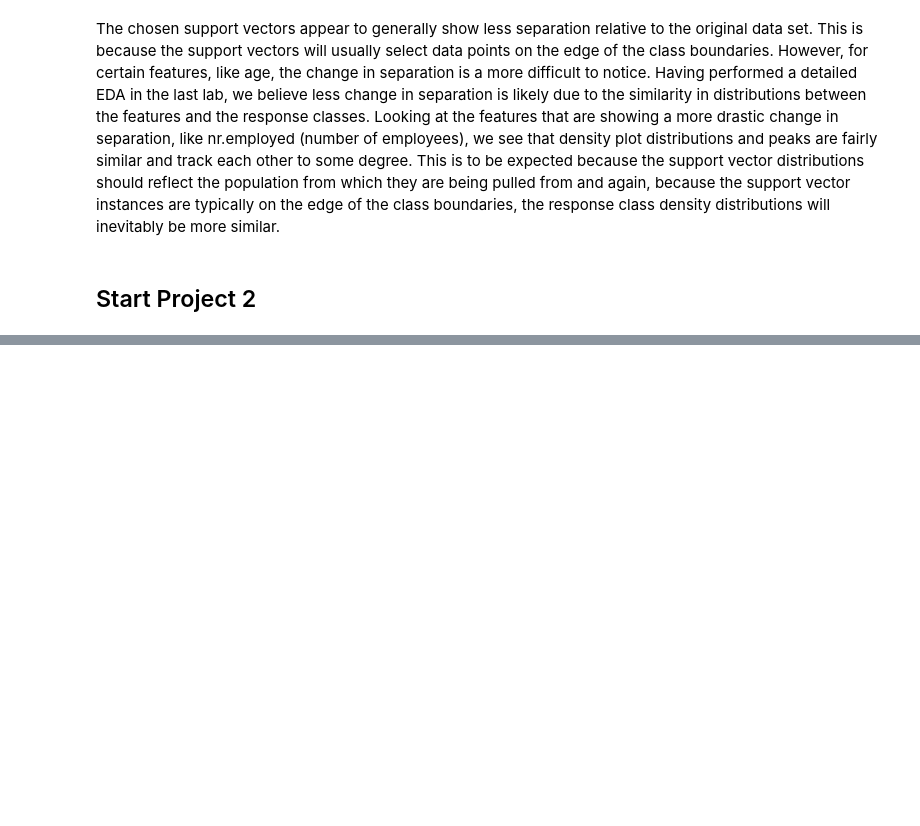
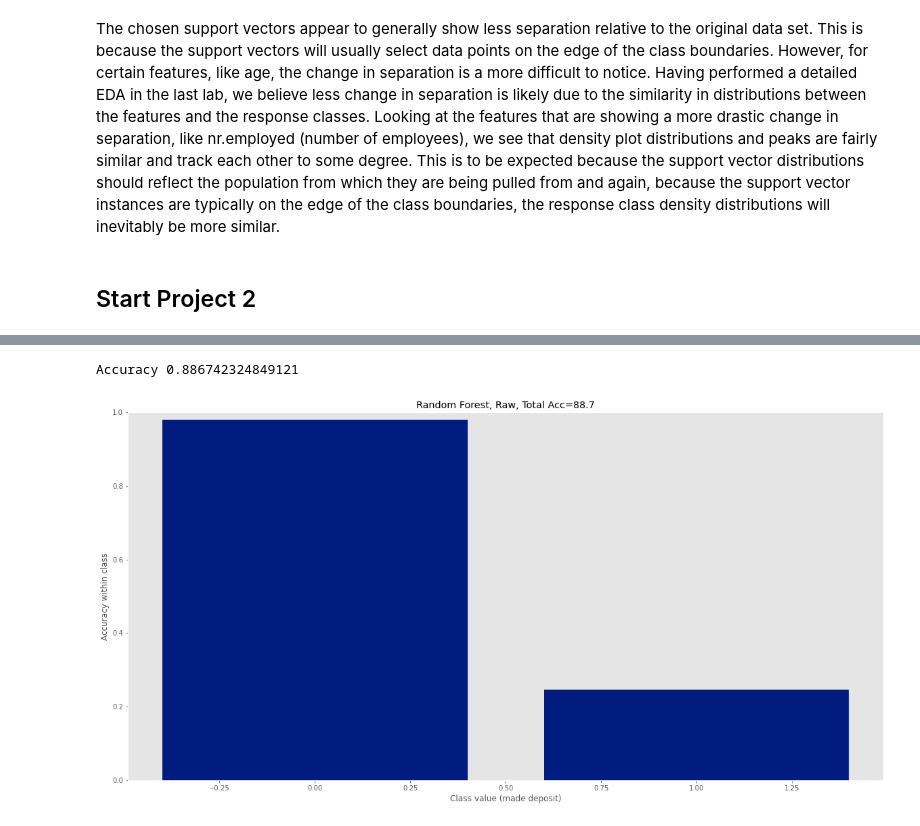
Before and after one commit to ChadKwong/DDSMachineLearning1, a Jupyter notebook: Lab 2/Mini Lab-Copy1.ipynb, the cells around one changed output, grey strips where cells are left out. Saved outputs shown, nothing was run; the diff lists cells and outputs as text; code cells hidden in the pictures; blank space fills up the shorter version.

```diff
--- a/Lab 2/Mini Lab-Copy1.ipynb
+++ b/Lab 2/Mini Lab-Copy1.ipynb
@@ -559,29 +677,32 @@ plt.show()
 # %%
 %%time
 from sklearn.ensemble import RandomForestClassifier
 ## Out of bag score, unique to random forest, will take leftover records and feed them through
 ## model and score them
 clf = RandomForestClassifier(max_depth=50, n_estimators=150, n_jobs=-1, oob_score=True)
 
 # now iterate through and get predictions, saved to the correct row in yhat
 for train, test in cv.split(X,Y):
     clf.fit(X[train],Y[train])
     yhat[test] = clf.predict(X[test])
 
 total_accuracy = mt.accuracy_score(Y, yhat)
 print ('Accuracy', total_accuracy)
 plot_class_acc(Y,yhat,title="Random Forest, Raw")
 
 
 # added yhat_score for ROC curve
 yhat_score = np.zeros((y.shape[0],2))
 
 # now iterate through and get predictions, saved to the correct row in yhat
 ## predict_proba  returns a vector
-for train, test in cv.split(X,y):
-    clf_pipe.fit(X[train],y[train])
+for train, test in cv.split(X,Y):
+    clf_pipe.fit(X[train],Y[train])
     yhat[test] = clf_pipe.predict(X[test])
     yhat_score[test] = clf_pipe.predict_proba(X[test])
 
-total_accuracy = mt.accuracy_score(y, yhat)
+total_accuracy = mt.accuracy_score(Y, yhat)
 print ('Pipeline accuracy', total_accuracy)
+# %% [output]
+Accuracy 0.886742324849121
+[figure, added]
```
Also changed, not shown: parts of 30 cells of this notebook.
